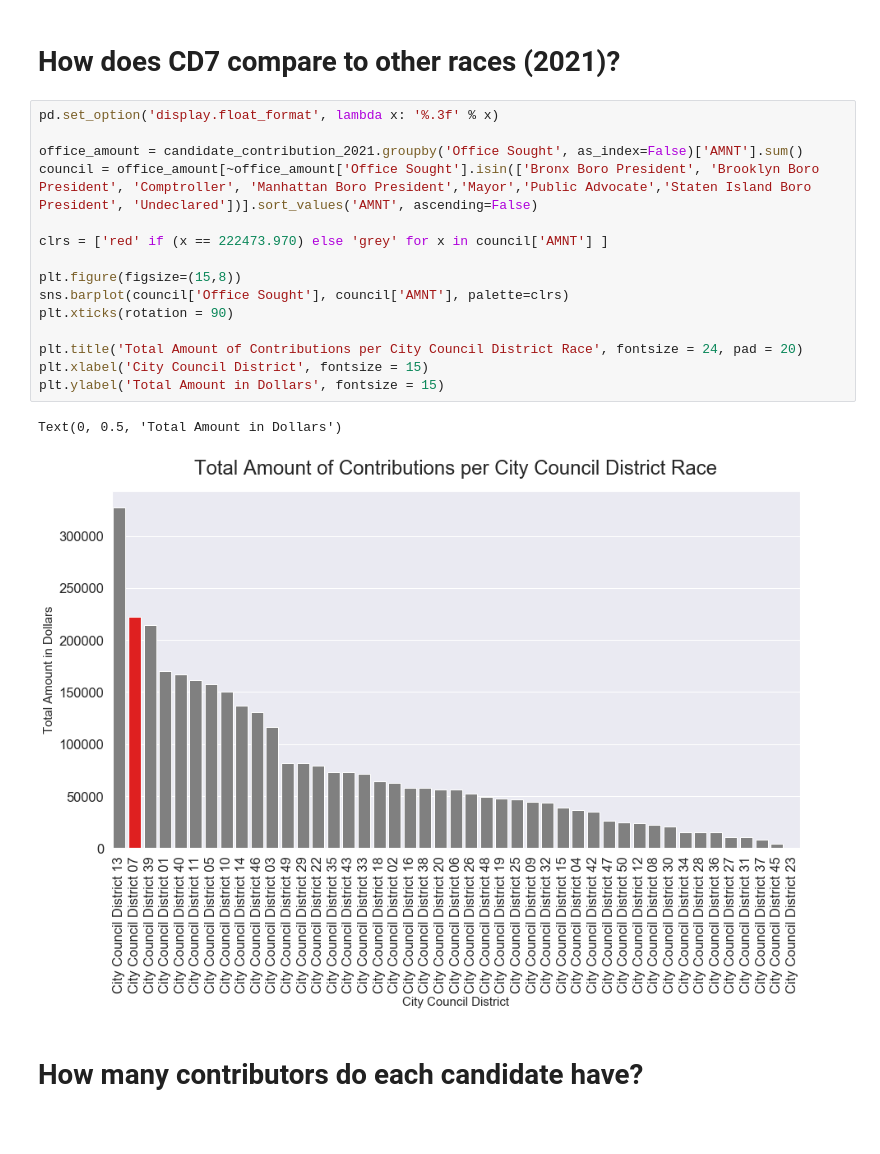
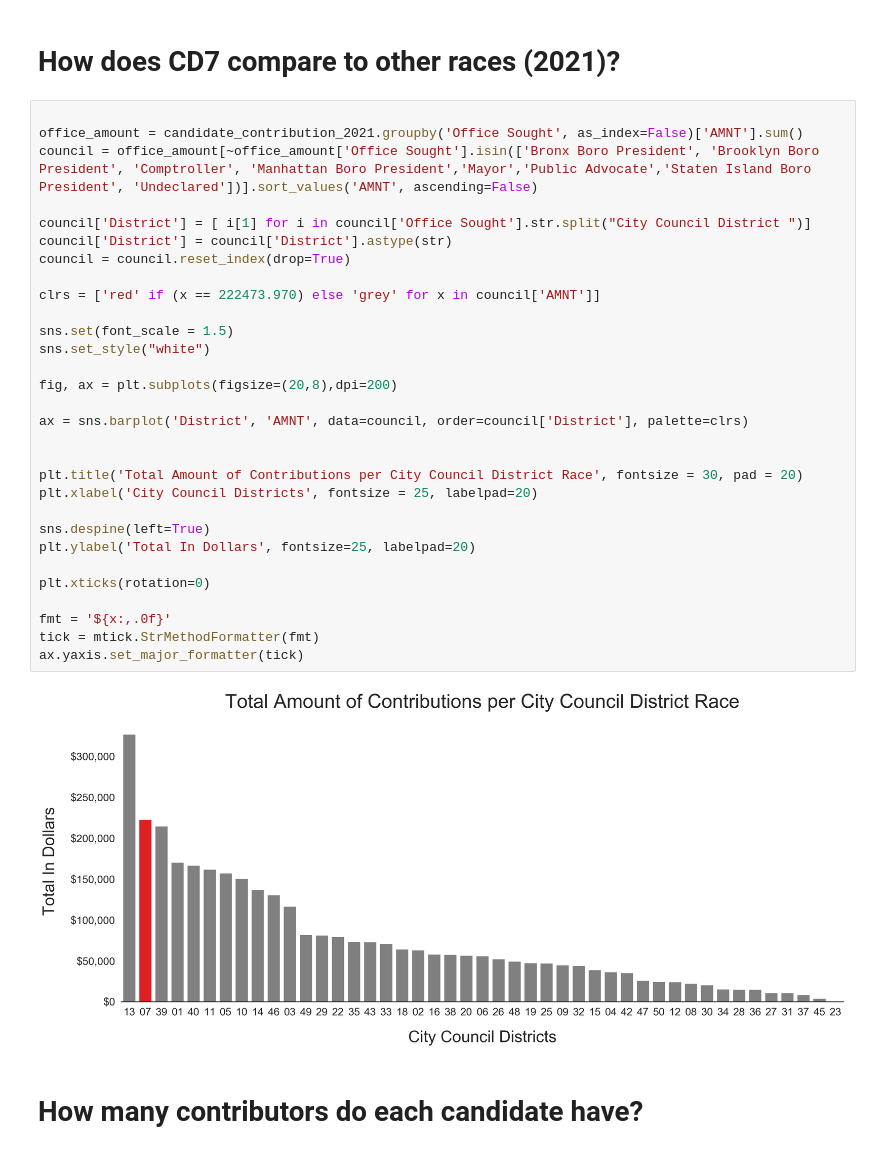
Before and after one commit to graphicsdesk/cd7-election-contributions, a Jupyter notebook: notebooks/CD 7 Contributions.ipynb, the cells around one changed output. Cells and saved outputs as stored; diff of their text form; blank space fills up the shorter version.

```diff
--- a/notebooks/CD 7 Contributions.ipynb
+++ b/notebooks/CD 7 Contributions.ipynb
@@ -36,23 +37,37 @@ Text(0, 0.5, 'Total Amount in Dollars')
 # %% [markdown]
 # How does CD7 compare to other races (2021)?
 # %%
-pd.set_option('display.float_format', lambda x: '%.3f' % x)
 
 office_amount = candidate_contribution_2021.groupby('Office Sought', as_index=False)['AMNT'].sum()
 council = office_amount[~office_amount['Office Sought'].isin(['Bronx Boro President', 'Brooklyn Boro President', 'Comptroller', 'Manhattan Boro President','Mayor','Public Advocate','Staten Island Boro President', 'Undeclared'])].sort_values('AMNT', ascending=False)
 
-clrs = ['red' if (x == 222473.970) else 'grey' for x in council['AMNT'] ]
+council['District'] = [ i[1] for i in council['Office Sought'].str.split("City Council District ")]
+council['District'] = council['District'].astype(str)
+council = council.reset_index(drop=True)
 
-plt.figure(figsize=(15,8))
-sns.barplot(council['Office Sought'], council['AMNT'], palette=clrs)
-plt.xticks(rotation = 90)
+clrs = ['red' if (x == 222473.970) else 'grey' for x in council['AMNT']]
 
-plt.title('Total Amount of Contributions per City Council District Race', fontsize = 24, pad = 20)
-plt.xlabel('City Council District', fontsize = 15)
-plt.ylabel('Total Amount in Dollars', fontsize = 15)
+sns.set(font_scale = 1.5)
+sns.set_style("white")
+
+fig, ax = plt.subplots(figsize=(20,8),dpi=200)
+
+ax = sns.barplot('District', 'AMNT', data=council, order=council['District'], palette=clrs)
+
+
+plt.title('Total Amount of Contributions per City Council District Race', fontsize = 30, pad = 20)
+plt.xlabel('City Council Districts', fontsize = 25, labelpad=20)
+
+sns.despine(left=True)
+plt.ylabel('Total In Dollars', fontsize=25, labelpad=20)
+
+plt.xticks(rotation=0)
+
+fmt = '${x:,.0f}'
+tick = mtick.StrMethodFormatter(fmt)
+ax.yaxis.set_major_formatter(tick)
 # %% [output]
-Text(0, 0.5, 'Total Amount in Dollars')
-[figure, old version]
+[figure, new version]
 # %% [markdown]
 # How many contributors do each candidate have?
 # %%
```
Also changed, not shown: parts of 5 cells of this notebook.
